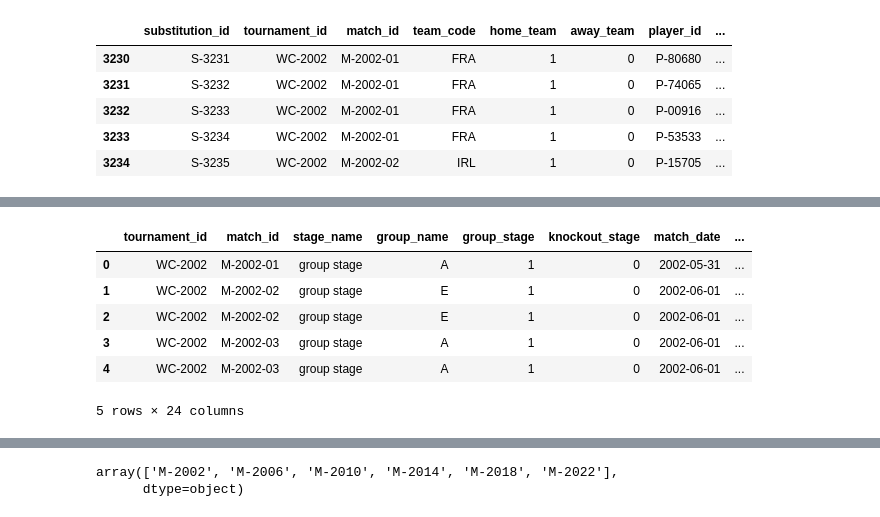
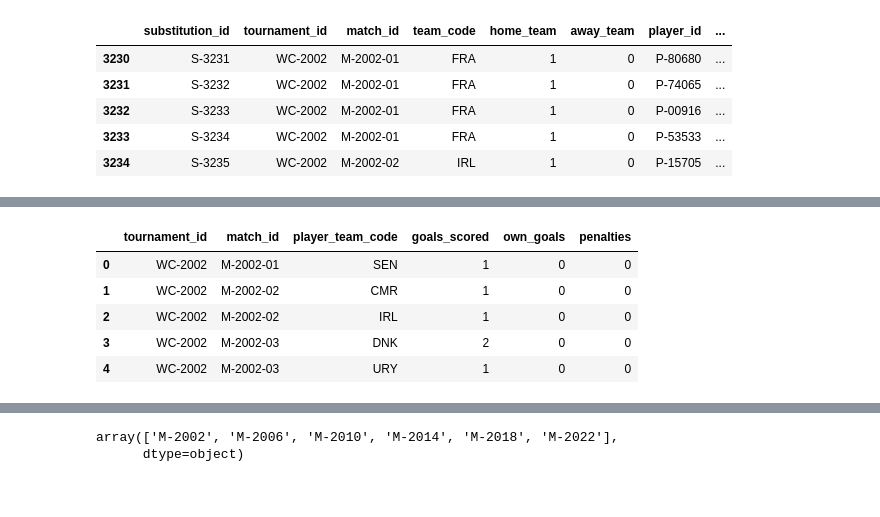
Before and after one commit to tonyinarula/World-Cup-2026-Predictive-Analysis, a Jupyter notebook: analysis.ipynb, the cells around one changed output, grey strips where cells are left out. Saved outputs shown, nothing was run; the diff lists cells and outputs as text; code cells hidden in the pictures.

Commit message:
Merge kaggle data with jfjelstul table

```diff
--- a/analysis.ipynb
+++ b/analysis.ipynb
@@ -347,6 +347,7 @@ goals_clean = goals[goals['tournament_id'].isin(recent_cups)][[
     'tournament_id',
     'match_id',
     'player_id',
+    'player_team_code',
     'minute_regulation',
     'minute_stoppage',
     'match_period',
@@ -435,15 +445,19 @@ subs_clean.head()
 # %%
-match_table = matches_clean.merge(goals_clean, on = ['tournament_id','match_id'],how = 'left')
-match_table['group_name'] = match_table['group_name'].str[6:]
-match_table['own_goal'] = match_table['own_goal'].astype('Int64')
-match_table['penalty'] = match_table['penalty'].astype('Int64')
+goals_agg = (goals_clean
+    .groupby(['tournament_id', 'match_id', 'player_team_code'])
+    .agg(
+        goals_scored=('goal_id', 'count'),
+        own_goals=('own_goal', 'sum'),
+        penalties=('penalty', 'sum')
+    )
+    .reset_index()
+)
+
+goals_agg.head()
+# %% [output]
+|  | tournament_id | match_id | player_team_code | goals_scored | own_goals | penalties |
+| 0 | WC-2002 | M-2002-01 | SEN | 1 | 0 | 0 |
+| 1 | WC-2002 | M-2002-02 | CMR | 1 | 0 | 0 |
+| 2 | WC-2002 | M-2002-02 | IRL | 1 | 0 | 0 |
+| 3 | WC-2002 | M-2002-03 | DNK | 2 | 0 | 0 |
+| 4 | WC-2002 | M-2002-03 | URY | 1 | 0 | 0 |
-# %%
-match_table.head()
-# %% [output]
-|  | tournament_id | match_id | stage_name | group_name | group_stage | knockout_stage | match_date | ... |
-| 0 | WC-2002 | M-2002-01 | group stage | A | 1 | 0 | 2002-05-31 | ... |
-| 1 | WC-2002 | M-2002-02 | group stage | E | 1 | 0 | 2002-06-01 | ... |
-| 2 | WC-2002 | M-2002-02 | group stage | E | 1 | 0 | 2002-06-01 | ... |
-| 3 | WC-2002 | M-2002-03 | group stage | A | 1 | 0 | 2002-06-01 | ... |
-| 4 | WC-2002 | M-2002-03 | group stage | A | 1 | 0 | 2002-06-01 | ... |
-5 rows × 24 columns
```
Also changed, not shown: parts of 9 cells of this notebook.
